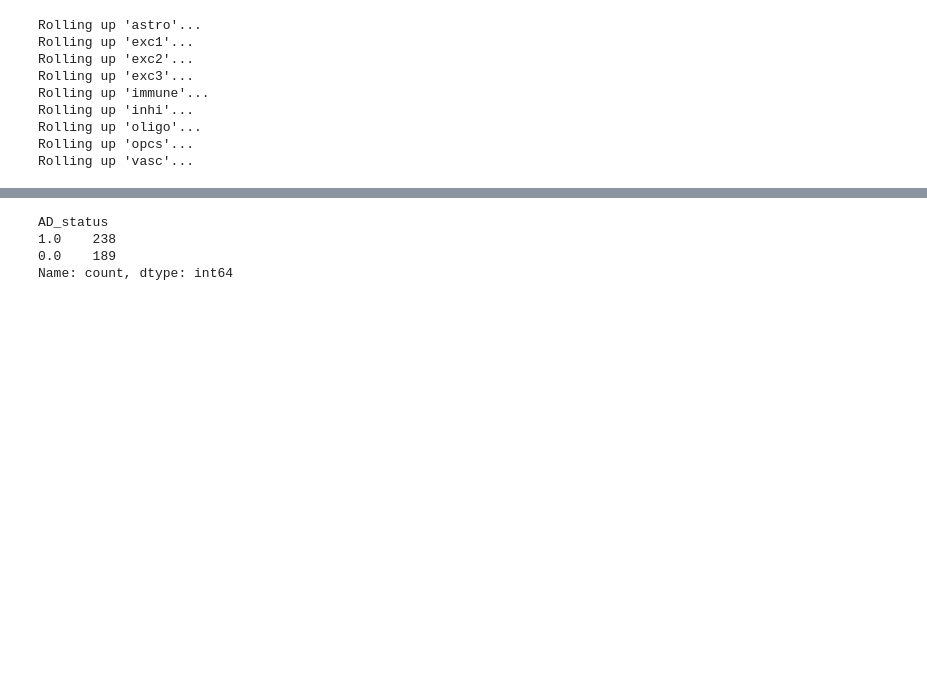
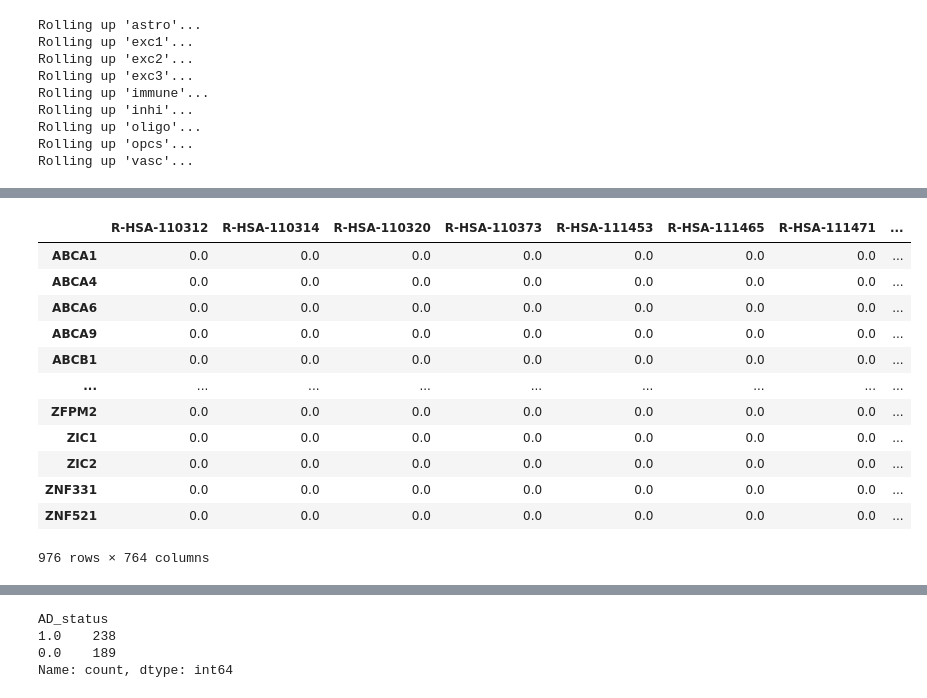
Before and after one commit to ThomasM31/BBTX11-VT26-07, a Jupyter notebook: BINN/data_handling_test.ipynb, the cells around one changed output, grey strips where cells are left out. Cells and saved outputs as stored; diff of their text form; code cells hidden in the pictures; blank space fills up the shorter version.

```diff
--- a/BINN/data_handling_test.ipynb
+++ b/BINN/data_handling_test.ipynb
@@ -106,5 +120,19 @@ Matrix 4 shape: (28, 1)
 # %%
-masks
+masks["df0"]
+# %% [output]
+|  | R-HSA-110312 | R-HSA-110314 | R-HSA-110320 | R-HSA-110373 | R-HSA-111453 | R-HSA-111465 | R-HSA-111471 | ... |
+| ABCA1 | 0.0 | 0.0 | 0.0 | 0.0 | 0.0 | 0.0 | 0.0 | ... |
+| ABCA4 | 0.0 | 0.0 | 0.0 | 0.0 | 0.0 | 0.0 | 0.0 | ... |
+| ABCA6 | 0.0 | 0.0 | 0.0 | 0.0 | 0.0 | 0.0 | 0.0 | ... |
+| ABCA9 | 0.0 | 0.0 | 0.0 | 0.0 | 0.0 | 0.0 | 0.0 | ... |
+| ABCB1 | 0.0 | 0.0 | 0.0 | 0.0 | 0.0 | 0.0 | 0.0 | ... |
+| ... | ... | ... | ... | ... | ... | ... | ... | ... |
+| ZFPM2 | 0.0 | 0.0 | 0.0 | 0.0 | 0.0 | 0.0 | 0.0 | ... |
+| ZIC1 | 0.0 | 0.0 | 0.0 | 0.0 | 0.0 | 0.0 | 0.0 | ... |
+| ZIC2 | 0.0 | 0.0 | 0.0 | 0.0 | 0.0 | 0.0 | 0.0 | ... |
+| ZNF331 | 0.0 | 0.0 | 0.0 | 0.0 | 0.0 | 0.0 | 0.0 | ... |
+| ZNF521 | 0.0 | 0.0 | 0.0 | 0.0 | 0.0 | 0.0 | 0.0 | ... |
+976 rows × 764 columns
 # %%
 print("Aligning adatas to BINN...")
 datasets_aligned = dh.subset_genes(patient_datasets, masks['df0'])
```
Also changed, not shown: parts of 22 cells of this notebook, 1 other file.
